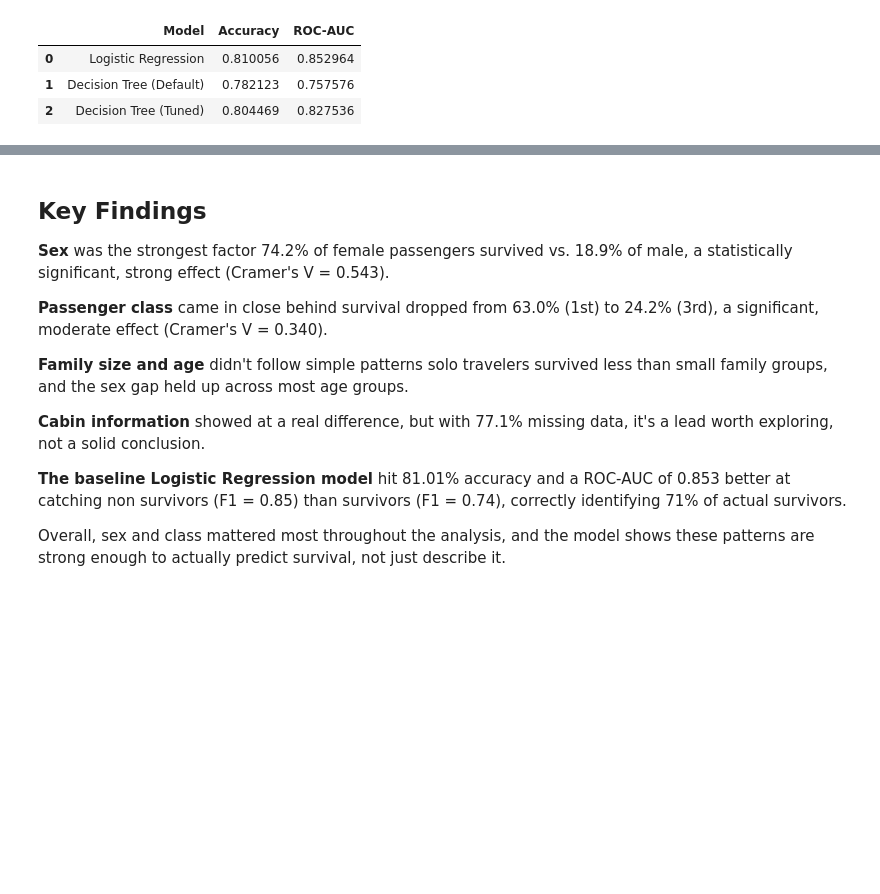
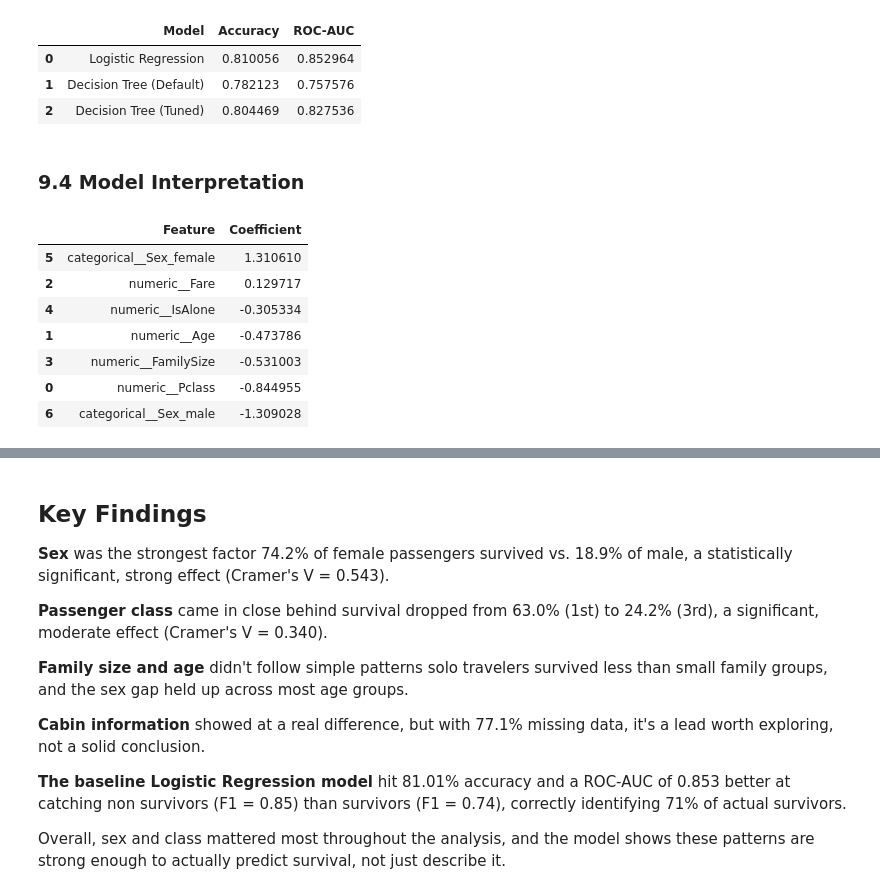
Before and after one commit to sehreen-jeelani/titanic-survival-analysis, a Jupyter notebook: notebooks/titanic_analysis.ipynb, the cells around one changed output, grey strips where cells are left out. Cells and saved outputs as stored; diff of their text form; code cells hidden in the pictures; blank space fills up the shorter version.

```diff
--- a/notebooks/titanic_analysis.ipynb
+++ b/notebooks/titanic_analysis.ipynb
@@ -2048,3 +2048,28 @@ model_comparison
 | 0 | Logistic Regression | 0.810056 | 0.852964 |
 | 1 | Decision Tree (Default) | 0.782123 | 0.757576 |
 | 2 | Decision Tree (Tuned) | 0.804469 | 0.827536 |
+# %% [markdown]
+### 9.4 Model Interpretation
+# %%
+feature_names = pipeline_model.named_steps["preprocessor"].get_feature_names_out()
+
+coefficients = pipeline_model.named_steps["classifier"].coef_[0]
+
+coefficient_df = pd.DataFrame({
+    "Feature": feature_names,
+    "Coefficient": coefficients
+})
+
+coefficient_df.sort_values(
+    "Coefficient",
+    ascending=False
+)
+# %% [output]
+|  | Feature | Coefficient |
+| 5 | categorical__Sex_female | 1.310610 |
+| 2 | numeric__Fare | 0.129717 |
+| 4 | numeric__IsAlone | -0.305334 |
+| 1 | numeric__Age | -0.473786 |
+| 3 | numeric__FamilySize | -0.531003 |
+| 0 | numeric__Pclass | -0.844955 |
+| 6 | categorical__Sex_male | -1.309028 |
```
Also changed, not shown: parts of 3 cells of this notebook.
